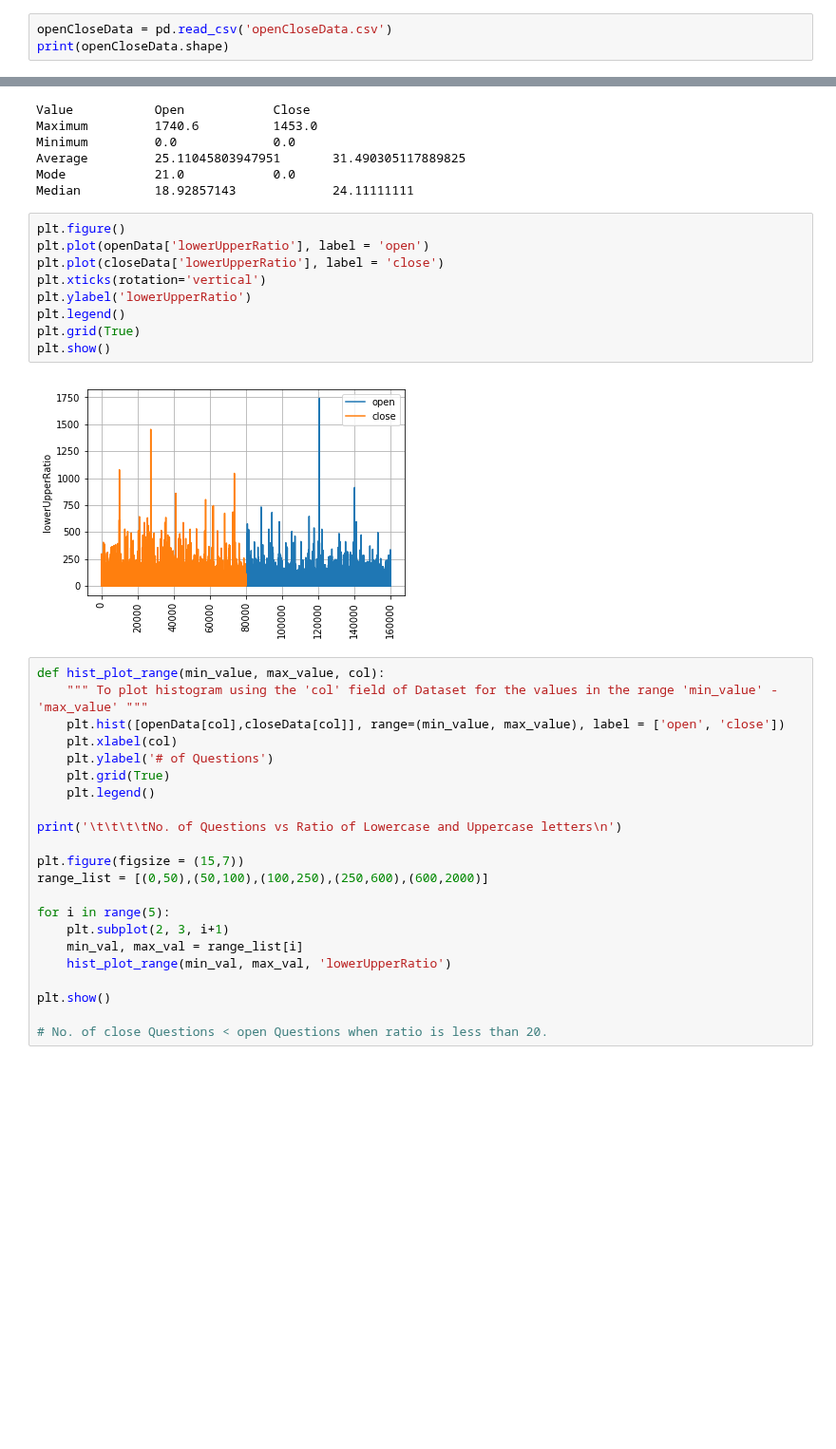
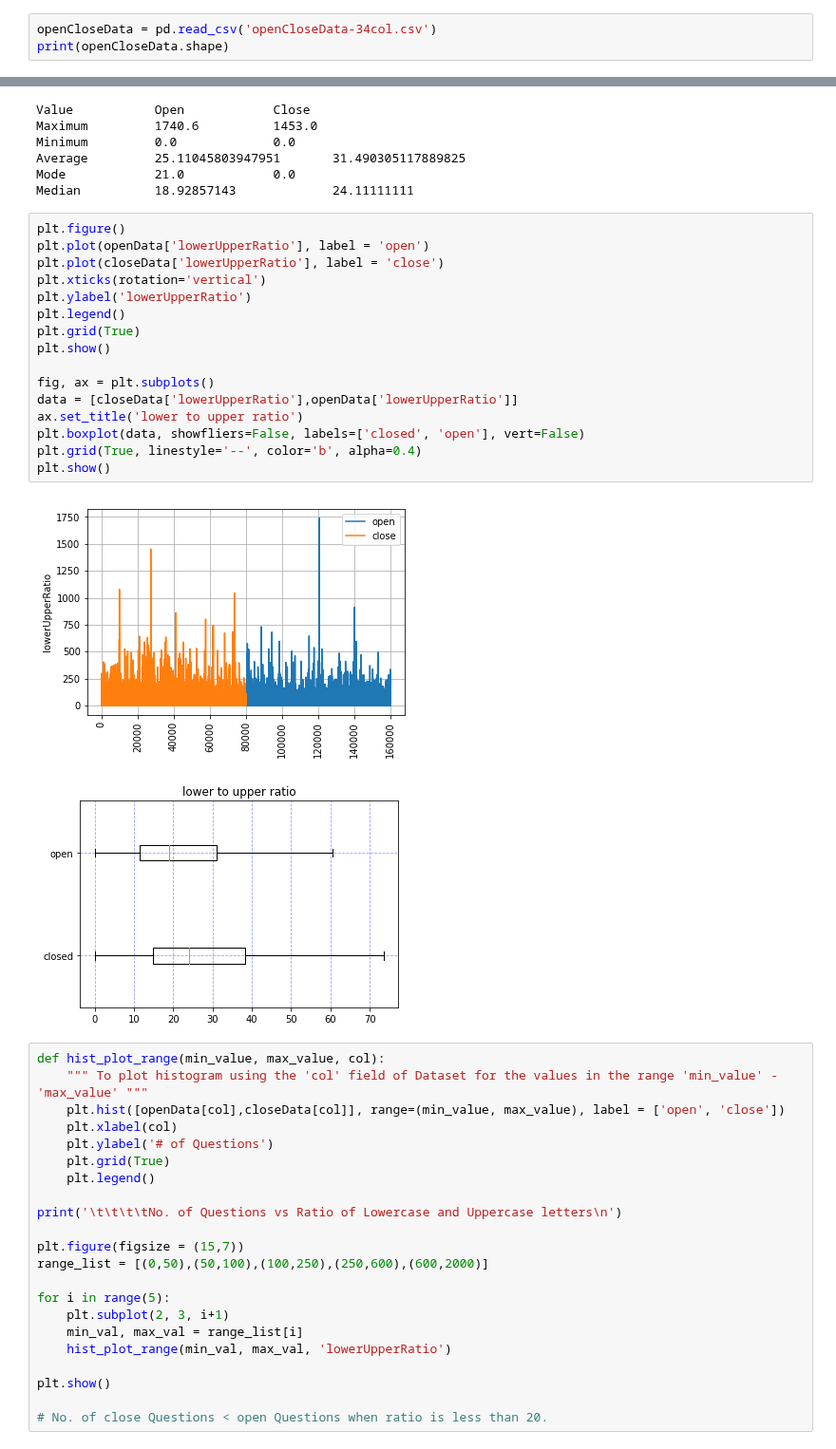
Before and after one commit to sajalagrawal/Query-Closing-on-Stack-Overflow, a Jupyter notebook: Analysis of Query Data.ipynb, the cells around one changed output, grey strips where cells are left out. Shown at 95% size. Drawn from its saved outputs; the diff is of its cells as text; blank space fills up the shorter version.

```diff
--- a/Analysis of Query Data.ipynb
+++ b/Analysis of Query Data.ipynb
@@ -8,5 +11,5 @@ import statistics as stat
 # %%
-openCloseData = pd.read_csv('openCloseData.csv')
+openCloseData = pd.read_csv('openCloseData-34col.csv')
 print(openCloseData.shape)
 # %% [output]
 (159996, 35)
@@ -58,14 +61,22 @@ Median          18.92857143             24.11111111
 # %%
 plt.figure()
 plt.plot(openData['lowerUpperRatio'], label = 'open')
 plt.plot(closeData['lowerUpperRatio'], label = 'close')
 plt.xticks(rotation='vertical')
 plt.ylabel('lowerUpperRatio')
 plt.legend()
 plt.grid(True)
 plt.show()
+
+fig, ax = plt.subplots()
+data = [closeData['lowerUpperRatio'],openData['lowerUpperRatio']]
+ax.set_title('lower to upper ratio')
+plt.boxplot(data, showfliers=False, labels=['closed', 'open'], vert=False)
+plt.grid(True, linestyle='--', color='b', alpha=0.4)
+plt.show()
 # %% [output]
 [figure]
+[figure, added]
 # %%
 def hist_plot_range(min_value, max_value, col):
     """ To plot histogram using the 'col' field of Dataset for the values in the range 'min_value' - 'max_value' """
```
Also changed, not shown: parts of 38 cells of this notebook.
